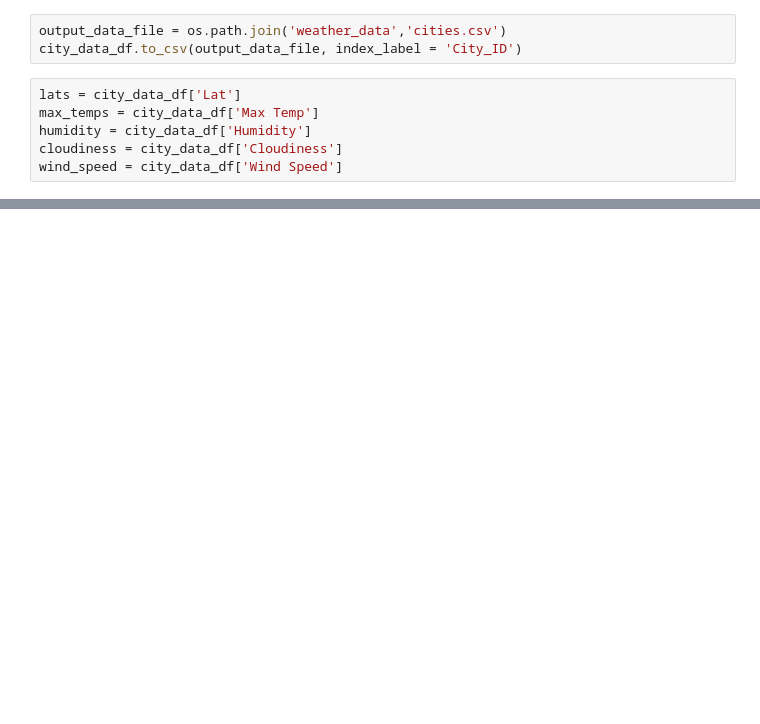
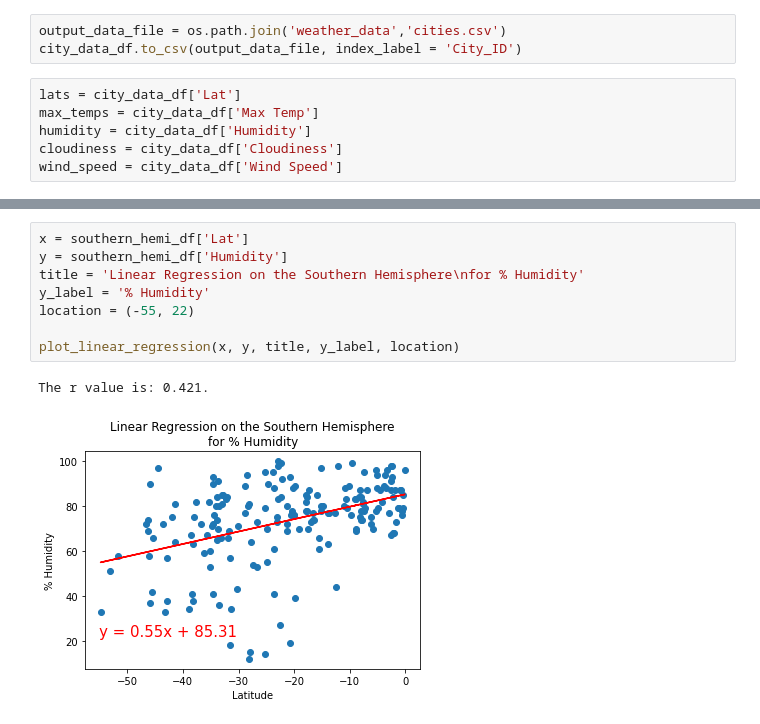
Before and after one commit to Ajasf444/world_weather_analysis, a Jupyter notebook: WeatherPy.ipynb, the cells around one changed output, grey strips where cells are left out. Drawn from its saved outputs; the diff is of its cells as text; blank space fills up the shorter version.

```diff
--- a/WeatherPy.ipynb
+++ b/WeatherPy.ipynb
@@ -218,0 +281,11 @@ plt.show()
+# %%
+x = southern_hemi_df['Lat']
+y = southern_hemi_df['Humidity']
+title = 'Linear Regression on the Southern Hemisphere\nfor % Humidity'
+y_label = '% Humidity'
+location = (-55, 22)
+
+plot_linear_regression(x, y, title, y_label, location)
+# %% [output]
+The r value is: 0.421.
+[figure, added]
```
Also changed, not shown: parts of 19 cells of this notebook, 5 other files.
